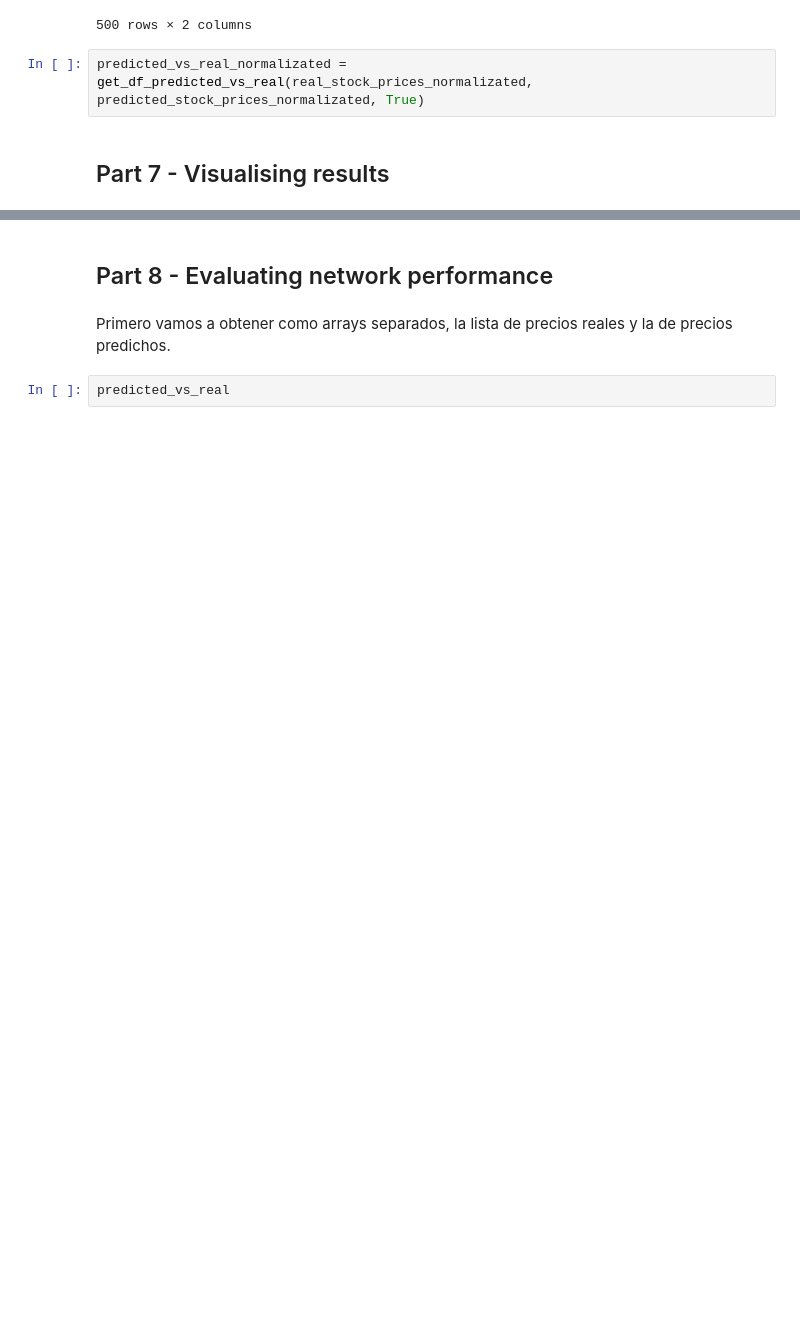
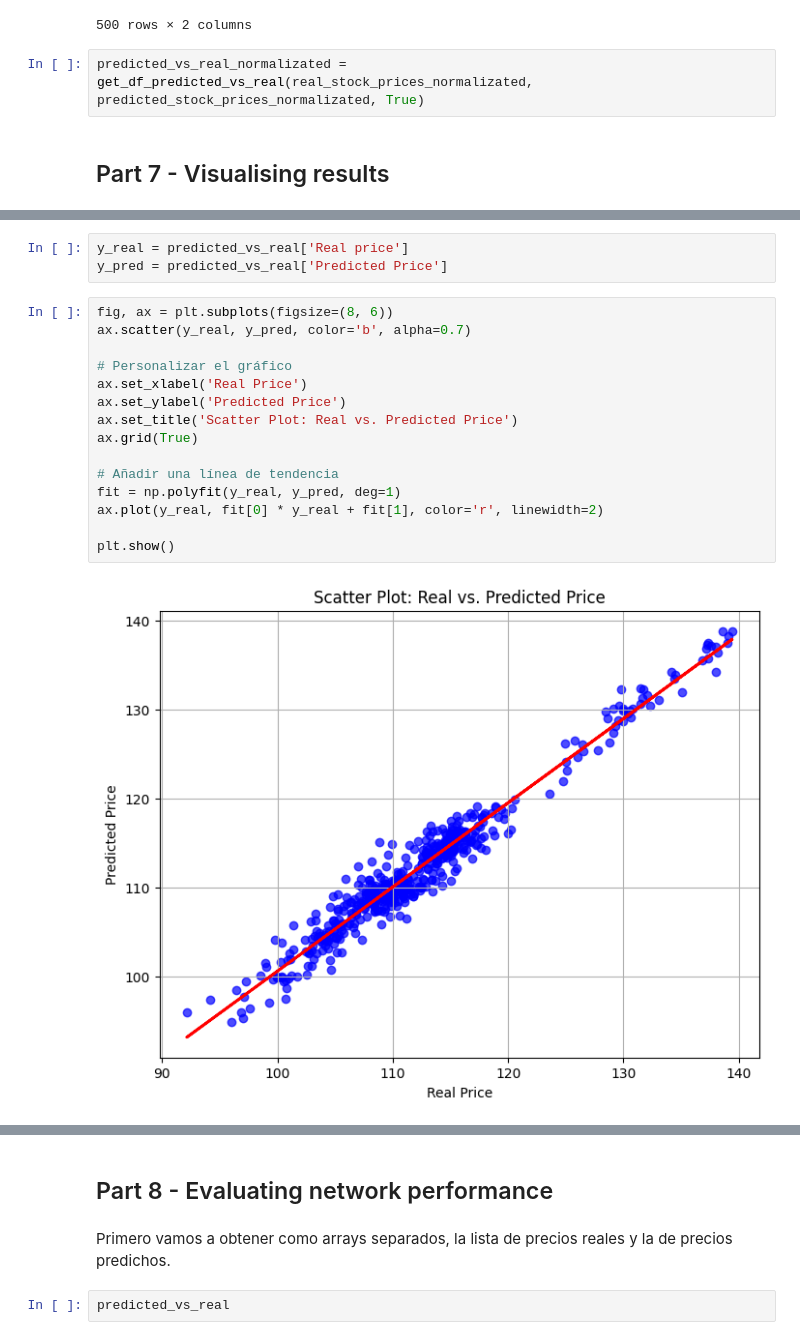
Before and after one commit to simonians/tesis-econom-a, a Jupyter notebook: forcasting_using_LSTM.ipynb, the cells around one changed output, grey strips where cells are left out. Saved outputs shown, nothing was run; the diff lists cells and outputs as text; blank space fills up the shorter version.

```diff
--- a/forcasting_using_LSTM.ipynb
+++ b/forcasting_using_LSTM.ipynb
@@ -616,0 +565,20 @@ plt.show()
+# %%
+y_real = predicted_vs_real['Real price']
+y_pred = predicted_vs_real['Predicted Price']
+# %%
+fig, ax = plt.subplots(figsize=(8, 6))
+ax.scatter(y_real, y_pred, color='b', alpha=0.7)
+
+# Personalizar el gráfico
+ax.set_xlabel('Real Price')
+ax.set_ylabel('Predicted Price')
+ax.set_title('Scatter Plot: Real vs. Predicted Price')
+ax.grid(True)
+
+# Añadir una línea de tendencia
+fit = np.polyfit(y_real, y_pred, deg=1)
+ax.plot(y_real, fit[0] * y_real + fit[1], color='r', linewidth=2)
+
+plt.show()
+# %% [output]
+[figure, added]
```
Also changed, not shown: parts of 33 cells of this notebook.
